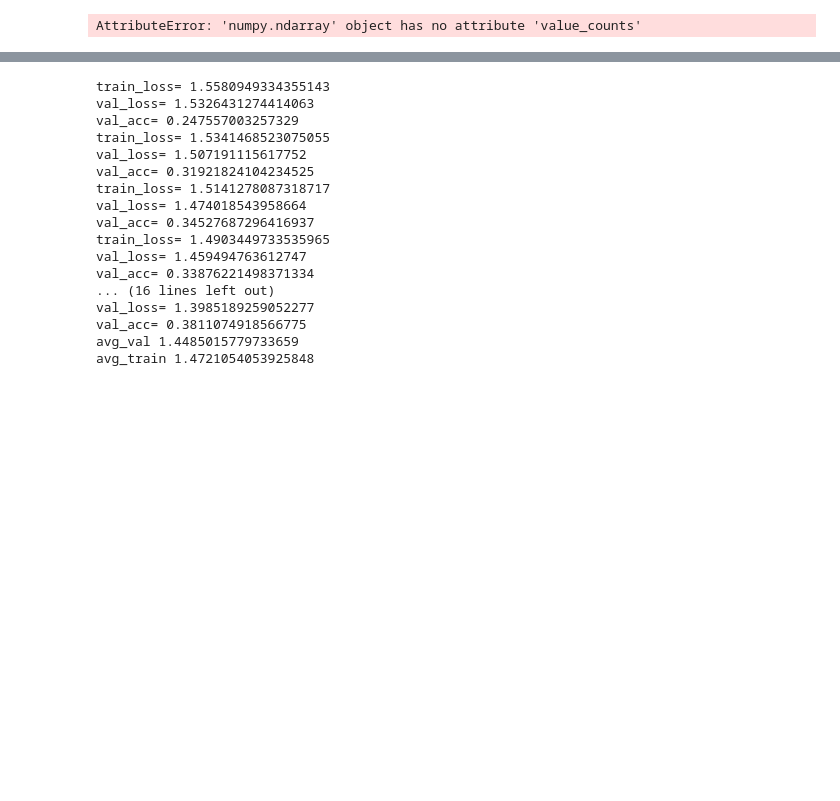
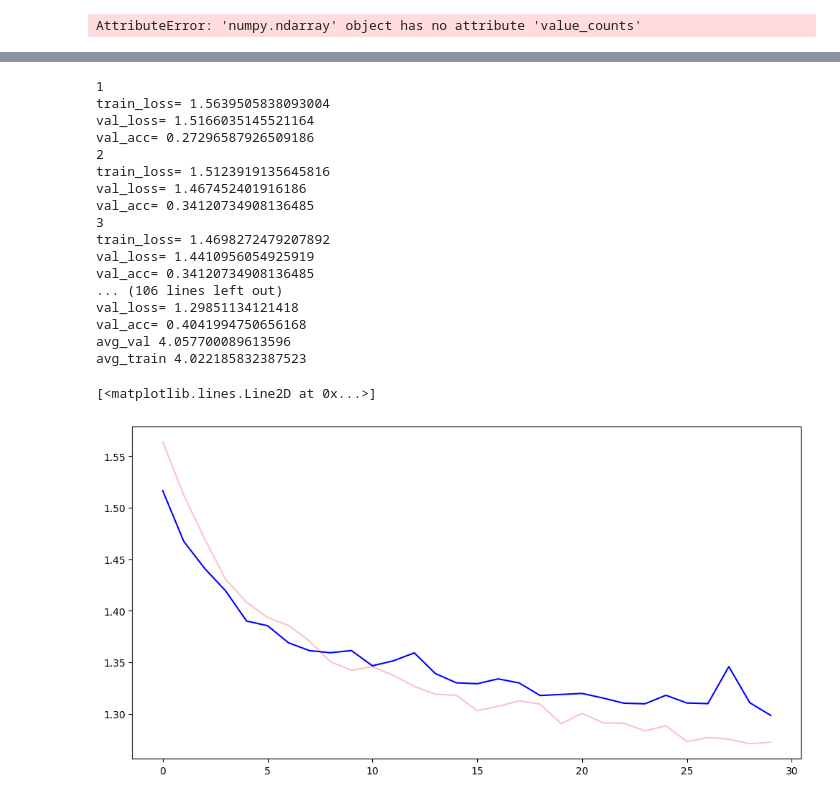
Before and after one commit to vika-ryt/ai_bisnes_cases, a Jupyter notebook: _AI_buisness_casses_case1_berts_ipynb__.ipynb, the cells around one changed output, grey strips where cells are left out. Saved outputs shown, nothing was run; the diff lists cells and outputs as text; code cells hidden in the pictures; blank space fills up the shorter version.

```diff
--- a/_AI_buisness_casses_case1_berts_ipynb__.ipynb
+++ b/_AI_buisness_casses_case1_berts_ipynb__.ipynb
@@ -491,37 +518,50 @@ X_val_dataloader_finance = DataLoader(X_val_dataset_finance, batch_size=16, shuf
 best_loss_finance = float("inf")
 all_train = 0
 all_val= 0
-for epoch in range(10):
+train_losses_finance = []
+val_losses_finance = []
+for epoch in range(30):
   train_loss = train(X_text_dataloader_finance)
+  print(epoch+1)
   print("train_loss=", train_loss)
+  train_losses_finance.append(train_loss)
   val_loss, val_acc, predictions = evals(X_val_dataloader_finance)
   print("val_loss=", val_loss)
   print("val_acc=", val_acc)
   all_train += train_loss
   all_val += val_loss
+  val_losses_finance.append(val_loss)
   if val_loss <= best_loss_finance:
     best_loss_finance = val_loss
     torch.save(model_finance.state_dict(), "best_model_finance.pt")
 print("avg_val", all_val / 10)
 print("avg_train", all_train/10)
 # %% [output]
-train_loss= 1.5580949334355143
-val_loss= 1.5326431274414063
-val_acc= 0.247557003257329
-train_loss= 1.5341468523075055
-val_loss= 1.507191115617752
-val_acc= 0.31921824104234525
-train_loss= 1.5141278087318717
-val_loss= 1.474018543958664
-val_acc= 0.34527687296416937
-train_loss= 1.4903449733535965
-val_loss= 1.459494763612747
-val_acc= 0.33876221498371334
-... (16 lines left out)
-val_loss= 1.3985189259052277
-val_acc= 0.3811074918566775
-avg_val 1.4485015779733659
-avg_train 1.4721054053925848
+1
+train_loss= 1.5639505838093004
+val_loss= 1.5166035145521164
+val_acc= 0.27296587926509186
+2
+train_loss= 1.5123919135645816
+val_loss= 1.467452401916186
+val_acc= 0.34120734908136485
+3
+train_loss= 1.4698272479207892
+val_loss= 1.4410956054925919
+val_acc= 0.34120734908136485
+... (106 lines left out)
+val_loss= 1.29851134121418
+val_acc= 0.4041994750656168
+avg_val 4.057700089613596
+avg_train 4.022185832387523
+# %%
+plt.figure(figsize=(12,6))
+epoches = [i for i in range(30)]
+plt.plot(epoches, train_losses_finance, color="pink")
+plt.plot(epoches, val_losses_finance, color="blue")
+# %% [output]
+[<matplotlib.lines.Line2D at 0x...>]
+[figure, added]
 # %%
 model_finance.load_state_dict(torch.load("best_model_finance.pt"))
 model_finance.to(device)
```
Also changed, not shown: parts of 31 cells of this notebook.
